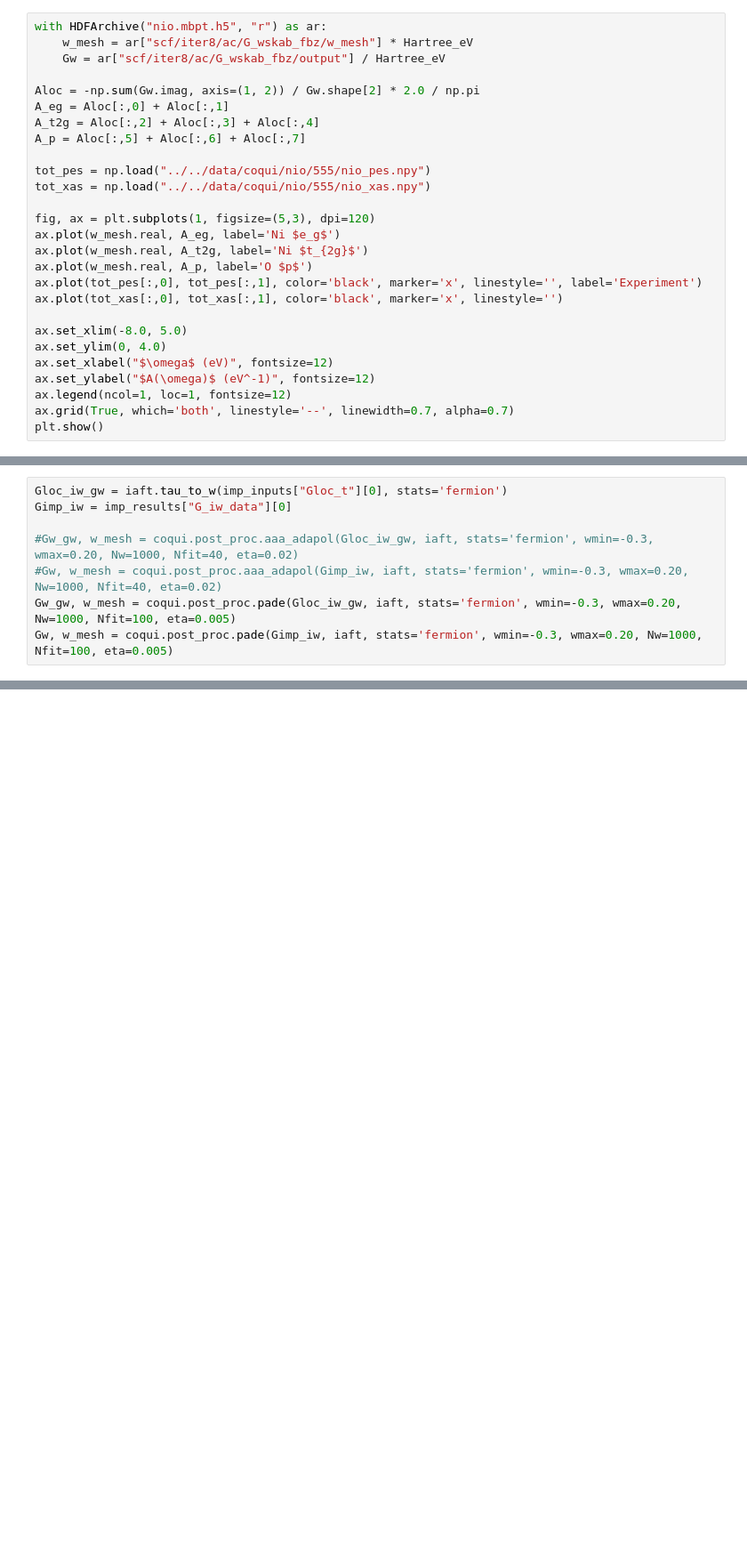
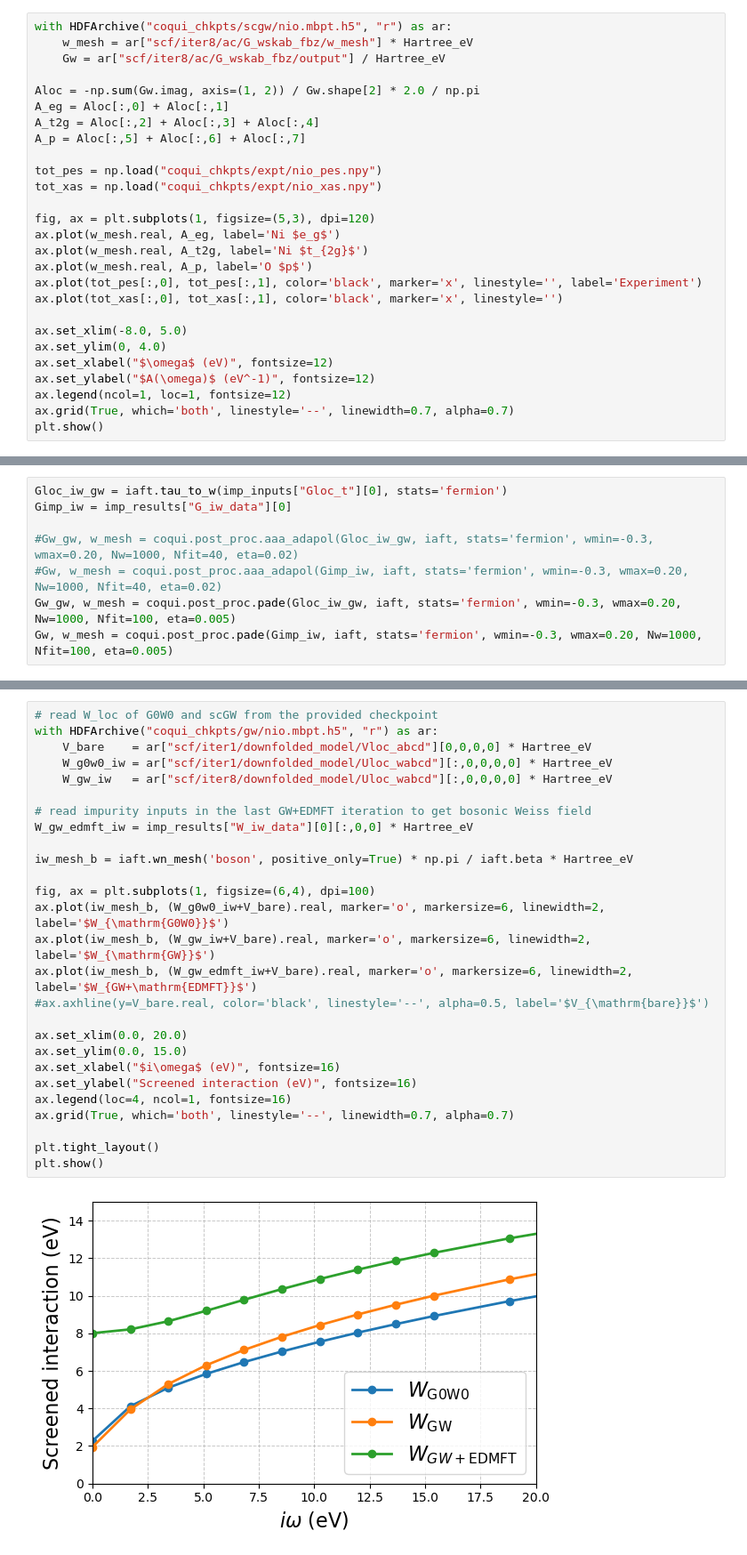
Before and after one commit to AbInitioQHub/coqui-tutorial, a Jupyter notebook: quickstart/04_gw_edmft/04_gw_edmft.ipynb, the cells around one changed output, grey strips where cells are left out. Shown at 89% size. Saved outputs shown, nothing was run; the diff lists cells and outputs as text; blank space fills up the shorter version.

```diff
--- a/quickstart/04_gw_edmft/04_gw_edmft.ipynb
+++ b/quickstart/04_gw_edmft/04_gw_edmft.ipynb
@@ -218,7 +217,7 @@ coqui.post_proc.local_dos(mf=mf, params=winter_params)
   Number of local orbitals per impurity     = 8
   Range of primary orbitals for local basis = [5, 13)
 # %%
-with HDFArchive("nio.mbpt.h5", "r") as ar:
+with HDFArchive("coqui_chkpts/scgw/nio.mbpt.h5", "r") as ar:
     w_mesh = ar["scf/iter8/ac/G_wskab_fbz/w_mesh"] * Hartree_eV
     Gw = ar["scf/iter8/ac/G_wskab_fbz/output"] / Hartree_eV
 
@@ -227,8 +226,8 @@ A_eg = Aloc[:,0] + Aloc[:,1]
 A_t2g = Aloc[:,2] + Aloc[:,3] + Aloc[:,4]
 A_p = Aloc[:,5] + Aloc[:,6] + Aloc[:,7]
 
-tot_pes = np.load("../../data/coqui/nio/555/nio_pes.npy")
-tot_xas = np.load("../../data/coqui/nio/555/nio_xas.npy")
+tot_pes = np.load("coqui_chkpts/expt/nio_pes.npy")
+tot_xas = np.load("coqui_chkpts/expt/nio_xas.npy")
 
 fig, ax = plt.subplots(1, figsize=(5,3), dpi=120)
 ax.plot(w_mesh.real, A_eg, label='Ni $e_g$')
@@ -587 +631,30 @@ plt.show()
+# %%
+# read W_loc of G0W0 and scGW from the provided checkpoint
+with HDFArchive("coqui_chkpts/gw/nio.mbpt.h5", "r") as ar:
+    V_bare    = ar["scf/iter1/downfolded_model/Vloc_abcd"][0,0,0,0] * Hartree_eV
+    W_g0w0_iw = ar["scf/iter1/downfolded_model/Uloc_wabcd"][:,0,0,0,0] * Hartree_eV
+    W_gw_iw   = ar["scf/iter8/downfolded_model/Uloc_wabcd"][:,0,0,0,0] * Hartree_eV
+
+# read impurity inputs in the last GW+EDMFT iteration to get bosonic Weiss field
+W_gw_edmft_iw = imp_results["W_iw_data"][0][:,0,0] * Hartree_eV
+
+iw_mesh_b = iaft.wn_mesh('boson', positive_only=True) * np.pi / iaft.beta * Hartree_eV
+
+fig, ax = plt.subplots(1, figsize=(6,4), dpi=100)
+ax.plot(iw_mesh_b, (W_g0w0_iw+V_bare).real, marker='o', markersize=6, linewidth=2, label='$W_{\mathrm{G0W0}}$')
+ax.plot(iw_mesh_b, (W_gw_iw+V_bare).real, marker='o', markersize=6, linewidth=2, label='$W_{\mathrm{GW}}$')
+ax.plot(iw_mesh_b, (W_gw_edmft_iw+V_bare).real, marker='o', markersize=6, linewidth=2, label='$W_{GW+\mathrm{EDMFT}}$')
+#ax.axhline(y=V_bare.real, color='black', linestyle='--', alpha=0.5, label='$V_{\mathrm{bare}}$')
+
+ax.set_xlim(0.0, 20.0)
+ax.set_ylim(0.0, 15.0)
+ax.set_xlabel("$i\omega$ (eV)", fontsize=16)
+ax.set_ylabel("Screened interaction (eV)", fontsize=16)
+ax.legend(loc=4, ncol=1, fontsize=16)
+ax.grid(True, which='both', linestyle='--', linewidth=0.7, alpha=0.7)
+
+plt.tight_layout()
+plt.show()
+# %% [output]
+[figure, added]
 # %%
```
Also changed, not shown: parts of 17 cells of this notebook, 13 other files.
